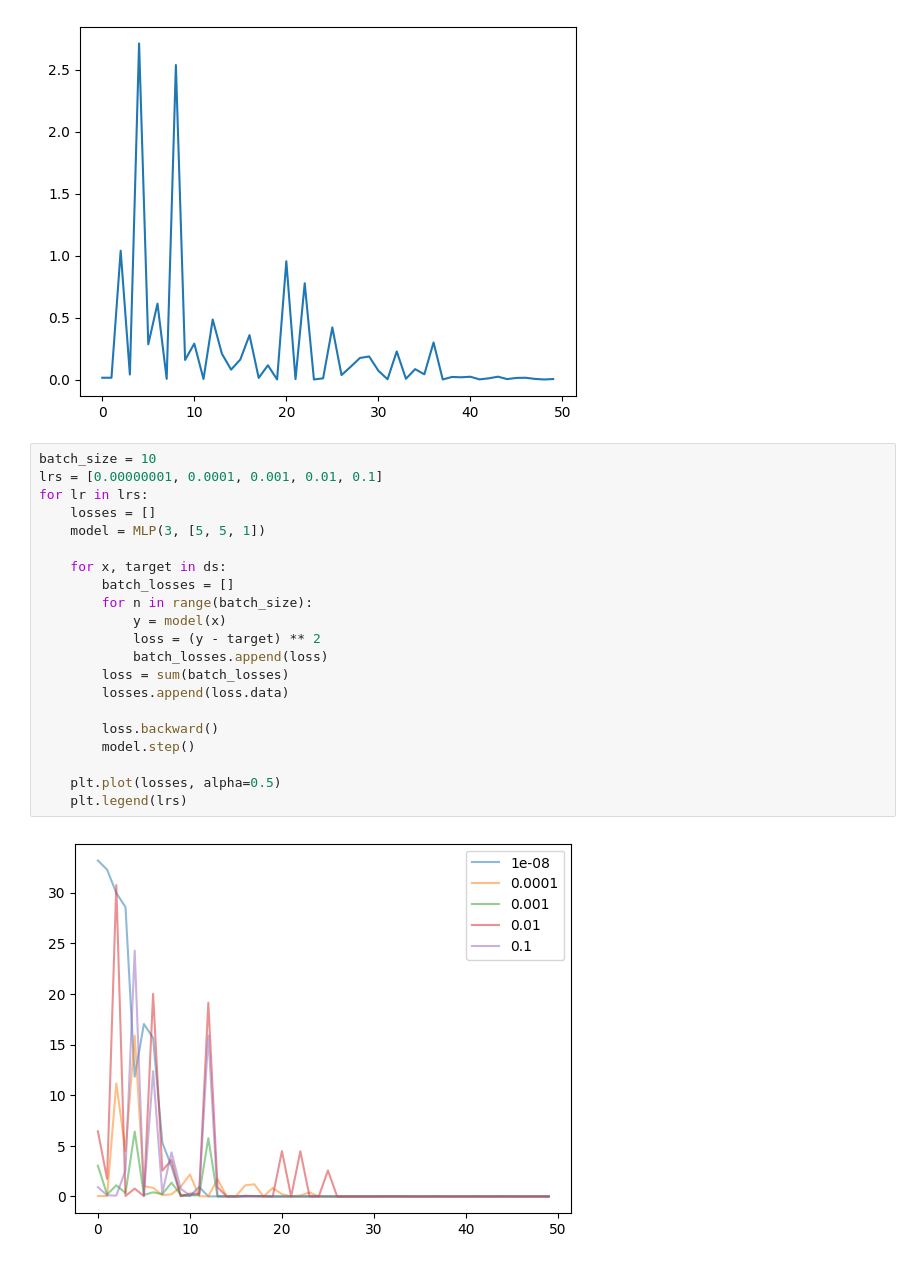
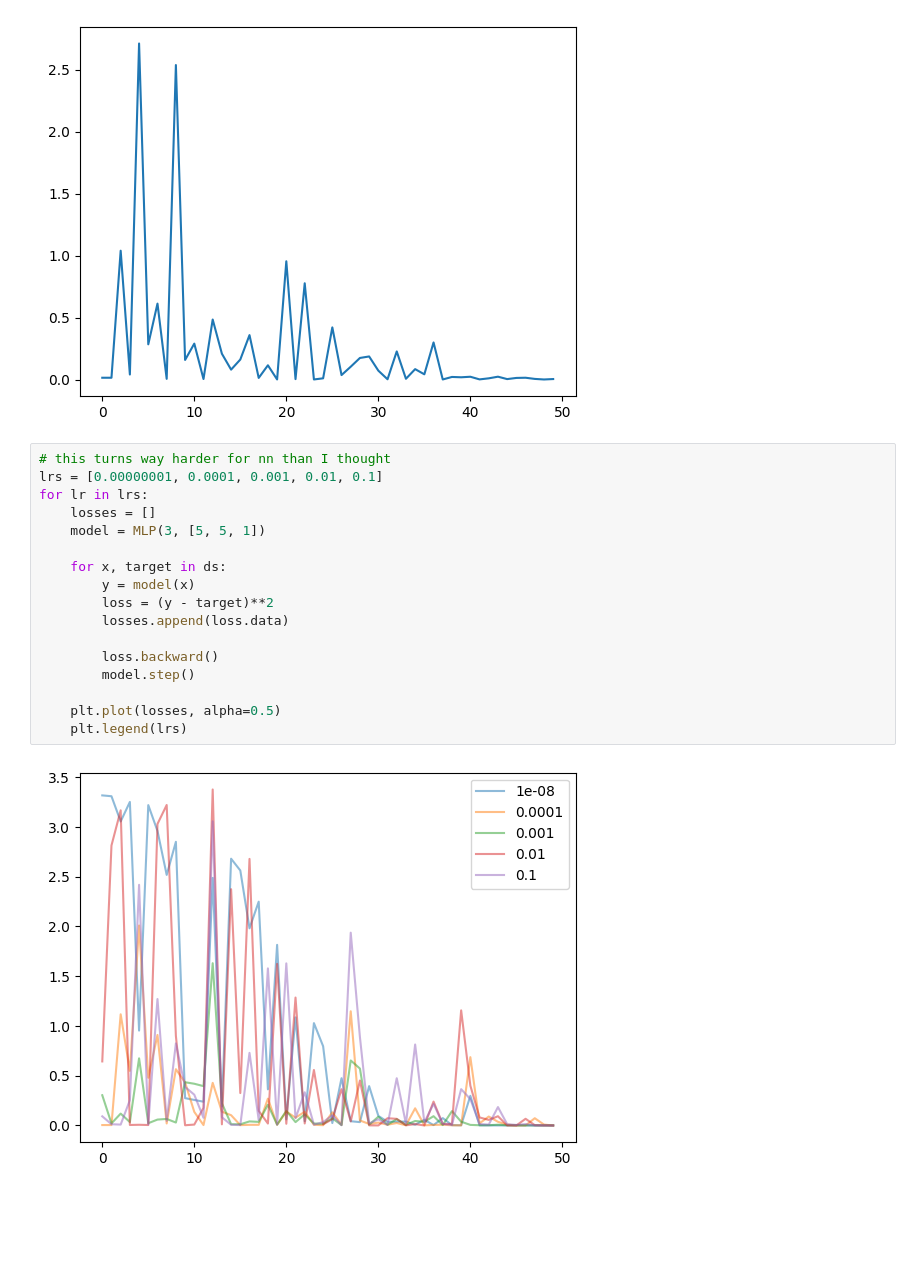
Before and after one commit to Laz4rz/2headgrad, a Jupyter notebook: head2grad_play.ipynb, the cells around one changed output. Saved outputs shown, nothing was run; the diff lists cells and outputs as text; blank space fills up the shorter version.

```diff
--- a/head2grad_play.ipynb
+++ b/head2grad_play.ipynb
@@ -181,25 +181,21 @@ plt.plot(losses)
 [<matplotlib.lines.Line2D at 0x...>]
 [figure]
 # %%
-batch_size = 10
+# this turns way harder for nn than I thought
 lrs = [0.00000001, 0.0001, 0.001, 0.01, 0.1]
 for lr in lrs:
     losses = []
     model = MLP(3, [5, 5, 1])
 
     for x, target in ds:
-        batch_losses = []
-        for n in range(batch_size):
-            y = model(x)
-            loss = (y - target) ** 2
-            batch_losses.append(loss)
-        loss = sum(batch_losses)
+        y = model(x)
+        loss = (y - target)**2
         losses.append(loss.data)
 
         loss.backward()
         model.step()
 
     plt.plot(losses, alpha=0.5)
     plt.legend(lrs)
 # %% [output]
-[figure, old version]
+[figure, new version]
```
Also changed, not shown: parts of 4 cells of this notebook, 1 other file.
